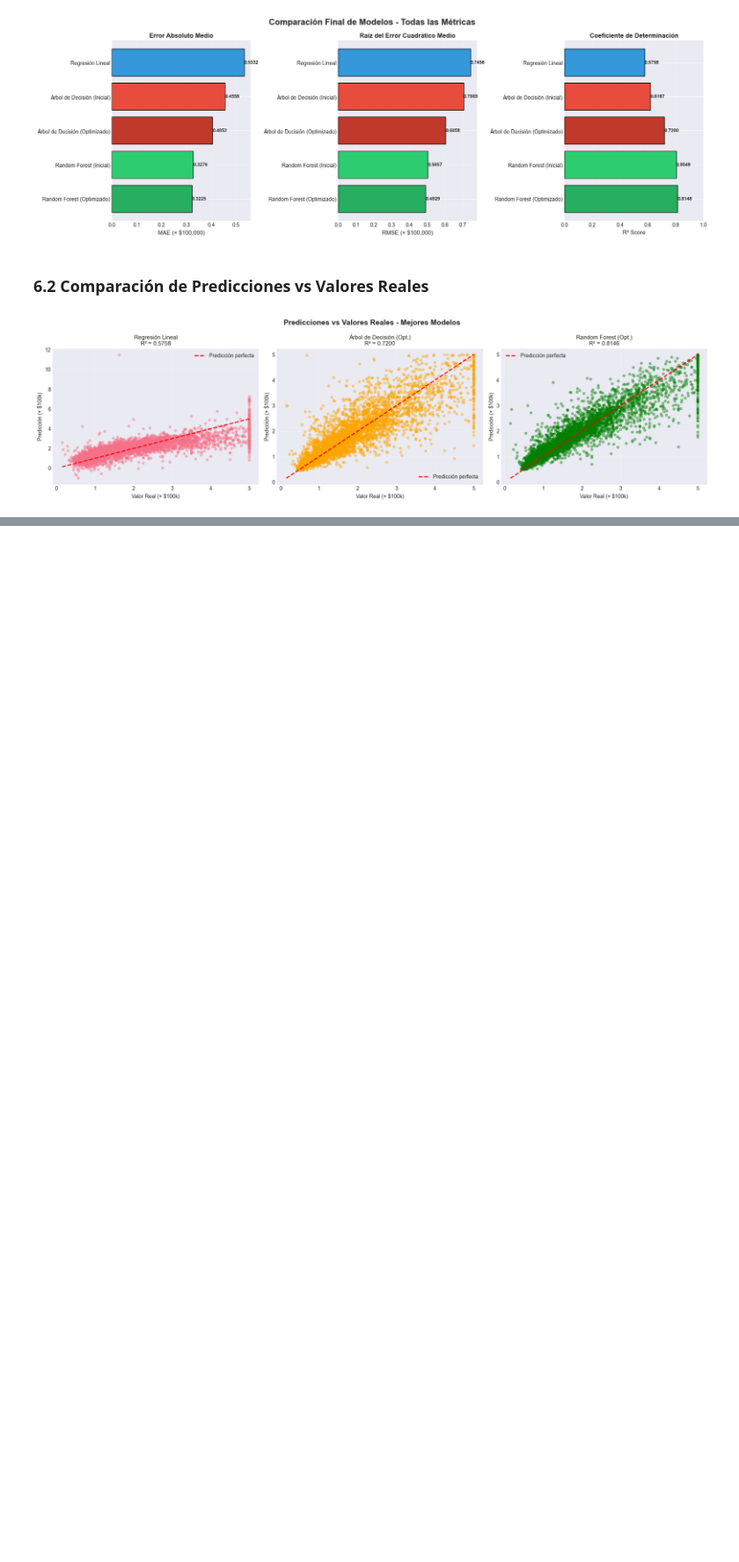
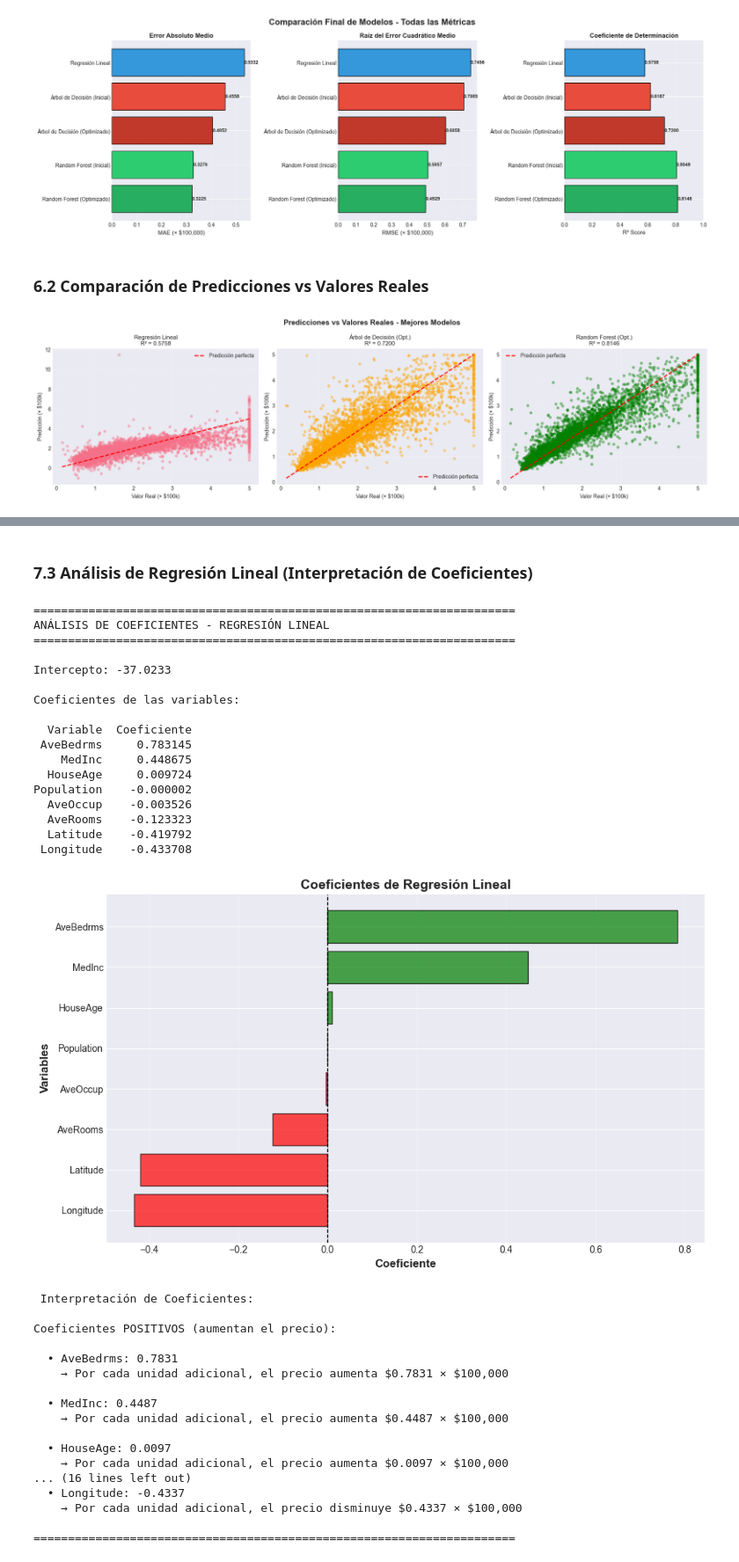
Before and after one commit to nicoCT04/Aprendizaje_Supervisado_IA_LAB, a Jupyter notebook: Parte1_regresion_cf.ipynb, the cells around one changed output, grey strips where cells are left out. Shown at 88% size. Saved outputs shown, nothing was run; the diff lists cells and outputs as text; code cells hidden in the pictures; blank space fills up the shorter version.

```diff
--- a/Parte1_regresion_cf.ipynb
+++ b/Parte1_regresion_cf.ipynb
@@ -805,0 +945,78 @@ plt.show()
+# %% [markdown]
+### 7.3 Análisis de Regresión Lineal (Interpretación de Coeficientes)
+# %%
+# Análisis de coeficientes de Regresión Lineal
+coeficientes = pd.DataFrame({
+   'Variable': X_train.columns,
+   'Coeficiente': lr_model.coef_
+}).sort_values('Coeficiente', ascending=False)
+
+print("=" * 70)
+print("ANÁLISIS DE COEFICIENTES - REGRESIÓN LINEAL")
+print("=" * 70)
+print(f"\nIntercepto: {lr_model.intercept_:.4f}\n")
+print("Coeficientes de las variables:\n")
+print(coeficientes.to_string(index=False))
+
+# Visualización de coeficientes
+plt.figure(figsize=(10, 6))
+colors_coef = ['green' if c > 0 else 'red' for c in coeficientes['Coeficiente']]
+plt.barh(coeficientes['Variable'], coeficientes['Coeficiente'],
+         color=colors_coef, edgecolor='black', alpha=0.7)
+plt.xlabel('Coeficiente', fontsize=12, fontweight='bold')
+plt.ylabel('Variables', fontsize=12, fontweight='bold')
+plt.title('Coeficientes de Regresión Lineal', fontsize=14, fontweight='bold')
+plt.axvline(x=0, color='black', linestyle='--', linewidth=1)
+plt.gca().invert_yaxis()
+plt.grid(True, alpha=0.3, axis='x')
+plt.tight_layout()
+plt.show()
+
+print("\n Interpretación de Coeficientes:\n")
+print("Coeficientes POSITIVOS (aumentan el precio):\n")
+for idx, row in coeficientes[coeficientes['Coeficiente'] > 0].iterrows():
+   print(f"  • {row['Variable']}: {row['Coeficiente']:.4f}")
+   print(f"    → Por cada unidad adicional, el precio aumenta ${abs(row['Coeficiente']):.4f} × $100,000\n")
+
+print("\nCoeficientes NEGATIVOS (disminuyen el precio):\n")
+for idx, row in coeficientes[coeficientes['Coeficiente'] < 0].iterrows():
+   print(f"  • {row['Variable']}: {row['Coeficiente']:.4f}")
+   print(f"    → Por cada unidad adicional, el precio disminuye ${abs(row['Coeficiente']):.4f} × $100,000\n")
+
+print("=" * 70)
+# %% [output]
+======================================================================
+ANÁLISIS DE COEFICIENTES - REGRESIÓN LINEAL
+======================================================================
+
+Intercepto: -37.0233
+
+Coeficientes de las variables:
+
+  Variable  Coeficiente
+ AveBedrms     0.783145
+    MedInc     0.448675
+  HouseAge     0.009724
+Population    -0.000002
+  AveOccup    -0.003526
+  AveRooms    -0.123323
+  Latitude    -0.419792
+ Longitude    -0.433708
+[figure, added]
+ Interpretación de Coeficientes:
+
+Coeficientes POSITIVOS (aumentan el precio):
+
+  • AveBedrms: 0.7831
+    → Por cada unidad adicional, el precio aumenta $0.7831 × $100,000
+
+  • MedInc: 0.4487
+    → Por cada unidad adicional, el precio aumenta $0.4487 × $100,000
+
+  • HouseAge: 0.0097
+    → Por cada unidad adicional, el precio aumenta $0.0097 × $100,000
+... (16 lines left out)
+  • Longitude: -0.4337
+    → Por cada unidad adicional, el precio disminuye $0.4337 × $100,000
+
+======================================================================
```
Also changed, not shown: parts of 7 cells of this notebook.
